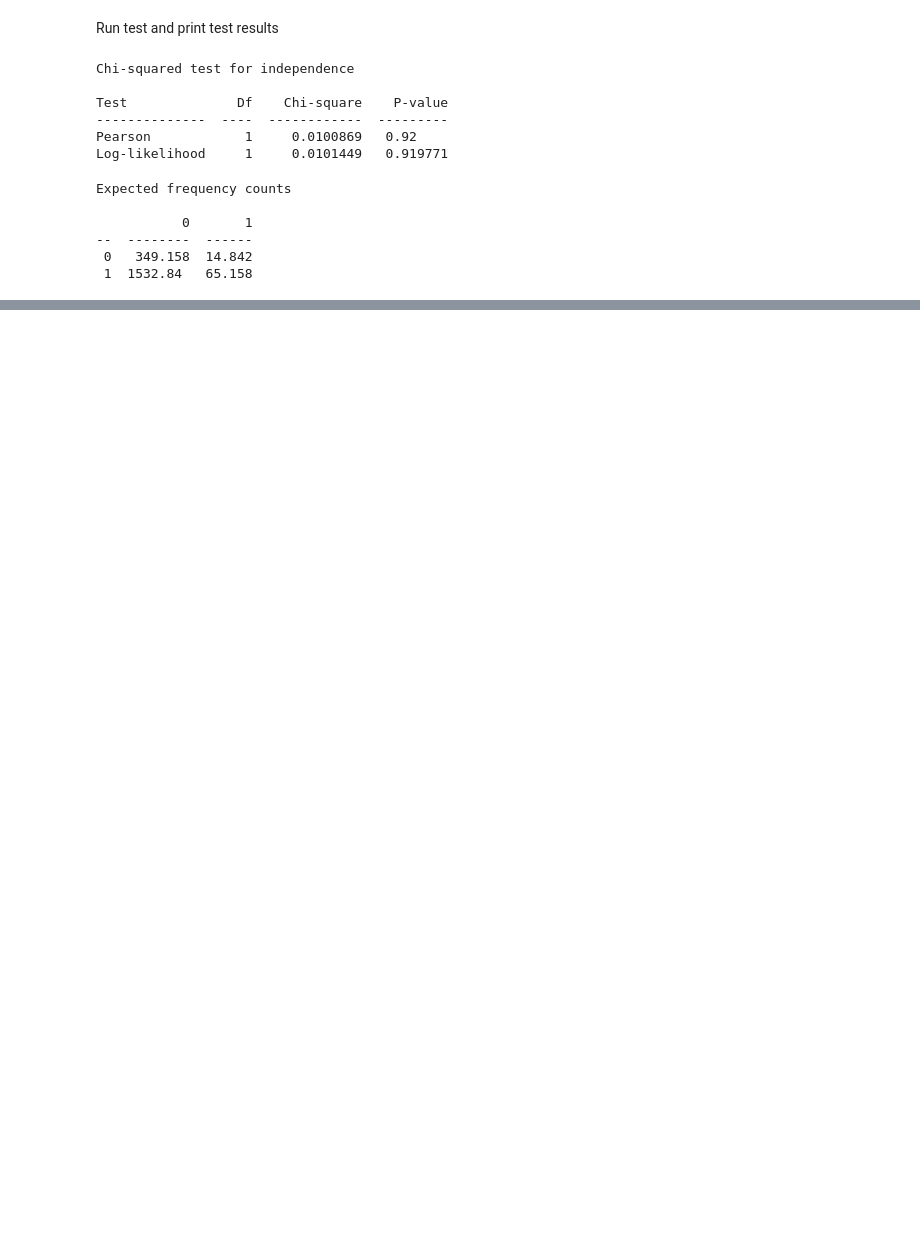
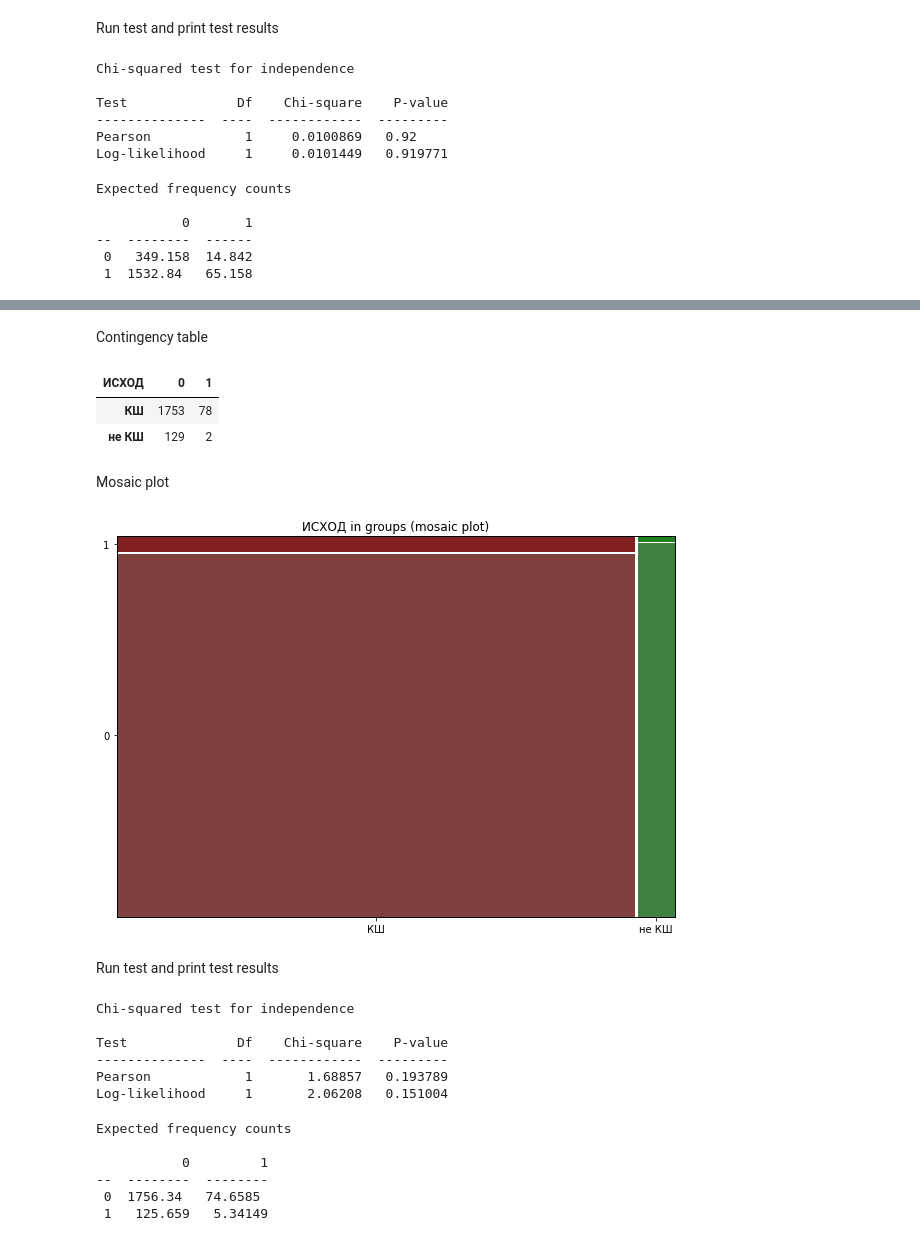
Before and after one commit to oskinm/wound_outcomes, a Jupyter notebook: notebooks/08-oskin-eda-chi2.ipynb, the cells around one changed output, grey strips where cells are left out. Cells and saved outputs as stored; diff of their text form; code cells hidden in the pictures; blank space fills up the shorter version.

```diff
--- a/notebooks/08-oskin-eda-chi2.ipynb
+++ b/notebooks/08-oskin-eda-chi2.ipynb
@@ -271,0 +280,4 @@ Expected frequency counts
+# %%
+df_test = df[['КШ', 'ИСХОД']].copy()
+df_test['не КШ'] = 1 - df_test[['КШ']]
+df_test.head()
@@ -271,0 +291,45 @@ Expected frequency counts
+# %% [markdown]
+Contingency table
+# %%
+df_ct = df_test.groupby('ИСХОД').sum().transpose().astype('int')
+df_ct
+# %% [output]
+| ИСХОД | 0 | 1 |
+| КШ | 1753 | 78 |
+| не КШ | 129 | 2 |
+# %% [markdown]
+Mosaic plot
+# %%
+df_mp = (pd.melt(df_test, id_vars=['ИСХОД'], value_vars=['КШ', 'не КШ'], var_name='group')
+            .query('value== 1')
+            .sort_values(['ИСХОД', 'group'])
+            .drop('value',1))
+# %%
+fig, ax = plt.subplots(1, 1,  figsize=(10, 7))
+
+_ = mosaic(df_mp, ['group','ИСХОД'], ax=ax, labelizer=lambda _: "", title='ИСХОД in groups (mosaic plot)')
+# %% [output]
+[figure, added]
+# %% [markdown]
+Run test and print test results
+# %%
+res = stat()
+res.chisq(df_ct)
+print (res.summary)
+# %% [output]
+Chi-squared test for independence
+
+Test              Df    Chi-square    P-value
+--------------  ----  ------------  ---------
+Pearson            1       1.68857   0.193789
+Log-likelihood     1       2.06208   0.151004
+# %%
+# Print expected values
+print (res.expected_df)
+# %% [output]
+Expected frequency counts
+
+           0         1
+--  --------  --------
+ 0  1756.34   74.6585
+ 1   125.659   5.34149
```
Also changed, not shown: parts of 7 cells of this notebook.
